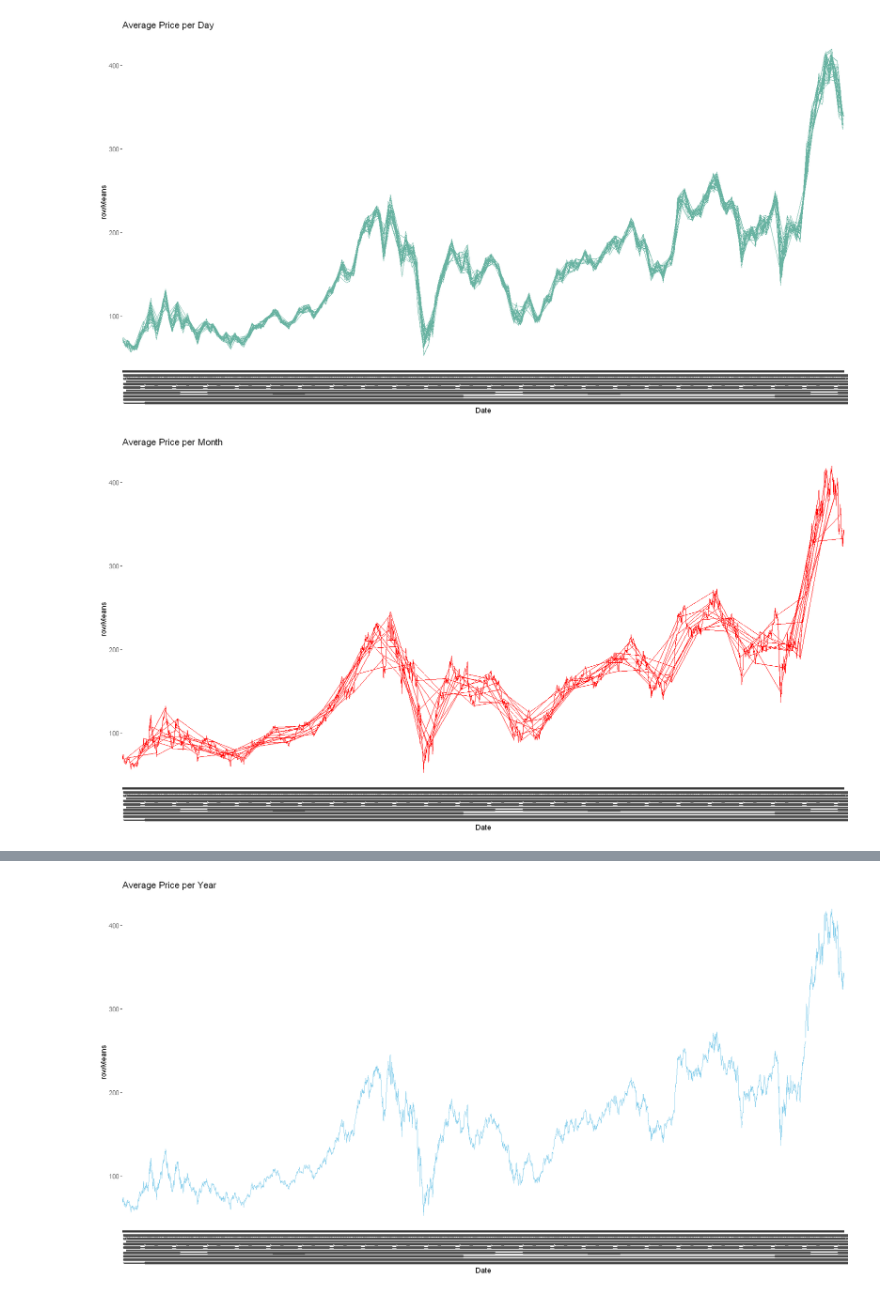
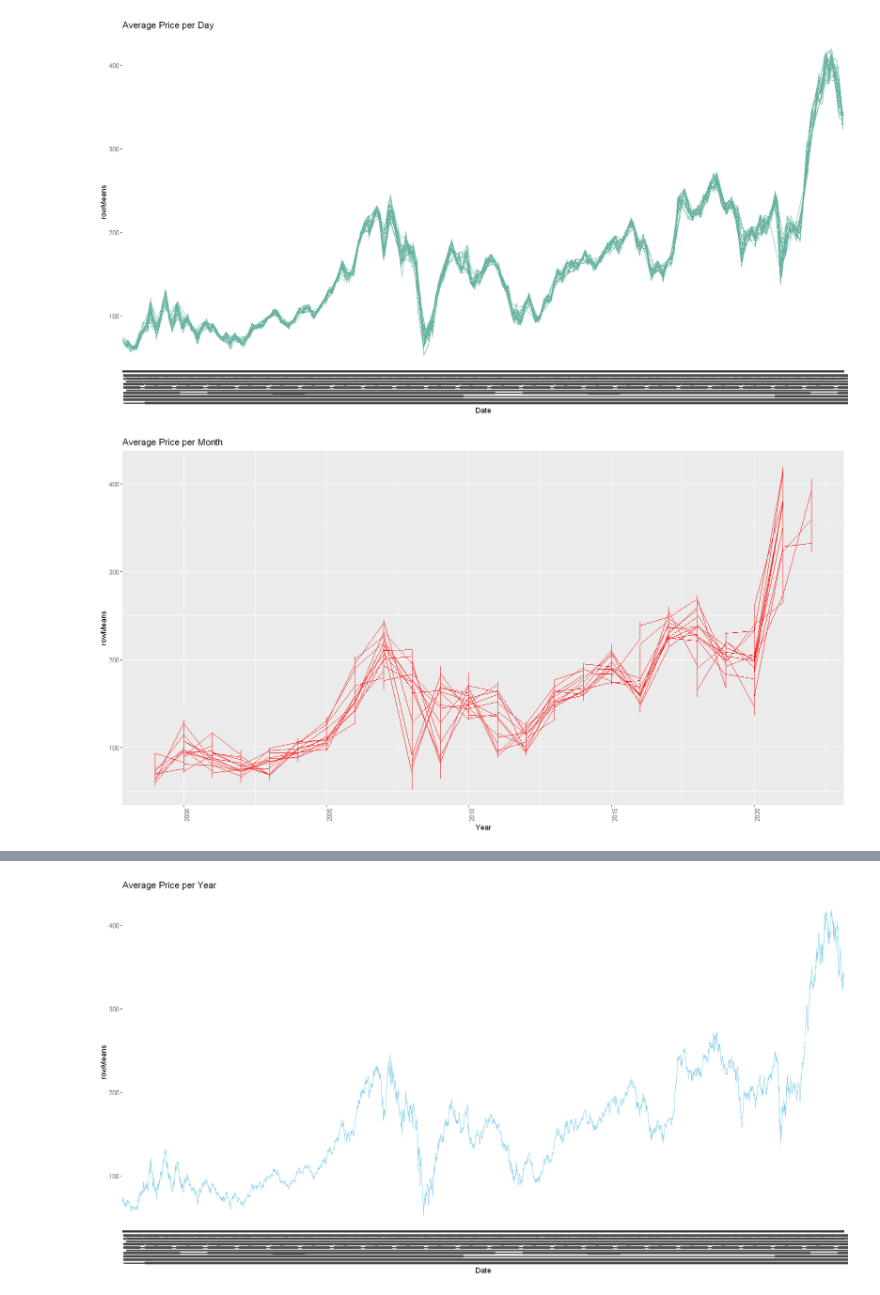
Before and after one commit to Chibikai/Goldman-Sachs-Stocks, a Jupyter notebook: Goldman_Sach.ipynb, the cells around one changed output, grey strips where cells are left out. Cells and saved outputs as stored; diff of their text form; code cells hidden in the pictures.

```diff
--- a/Goldman_Sach.ipynb
+++ b/Goldman_Sach.ipynb
@@ -90,9 +72,9 @@ GoldmanSachs$Month <- lubridate::month(GoldmanSachs$Date)
 # %%
 options(repr.plot.width=15, repr.plot.height=8)
 
-ggplot(GoldmanSachs, aes(x=Date, y=rowMeans, group = Month)) +
+ggplot(GoldmanSachs, aes(x=Year, y=rowMeans, group = Month)) +
   geom_line(color="red") +
   ggtitle("Average Price per Month") +
-  theme(axis.text.x = element_text(angle = 90, vjust = 1, hjust=1))
+  theme(axis.text.x = element_text(angle = 90, vjust = 1, hjust=2))
 # %% [output]
-[figure, old version]
+[figure, new version]
```
Also changed, not shown: parts of 18 cells of this notebook, 1 other file.
